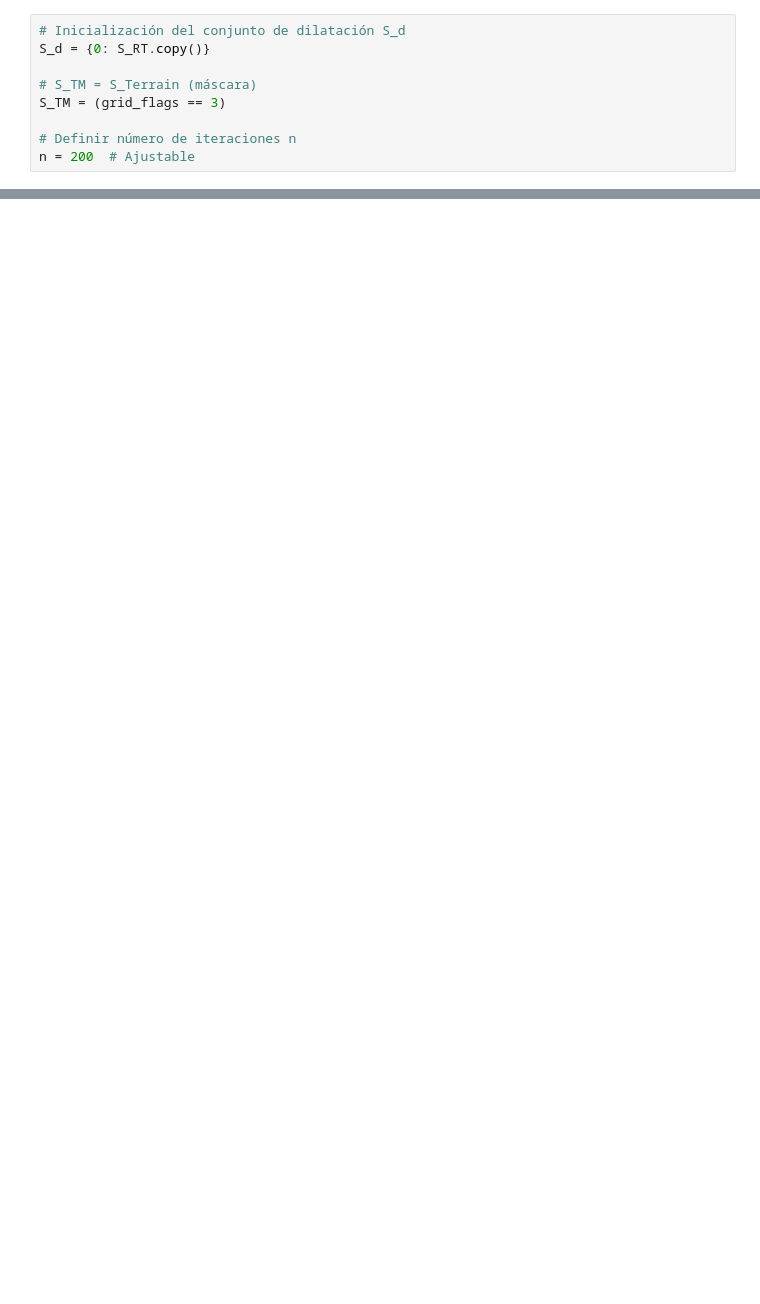
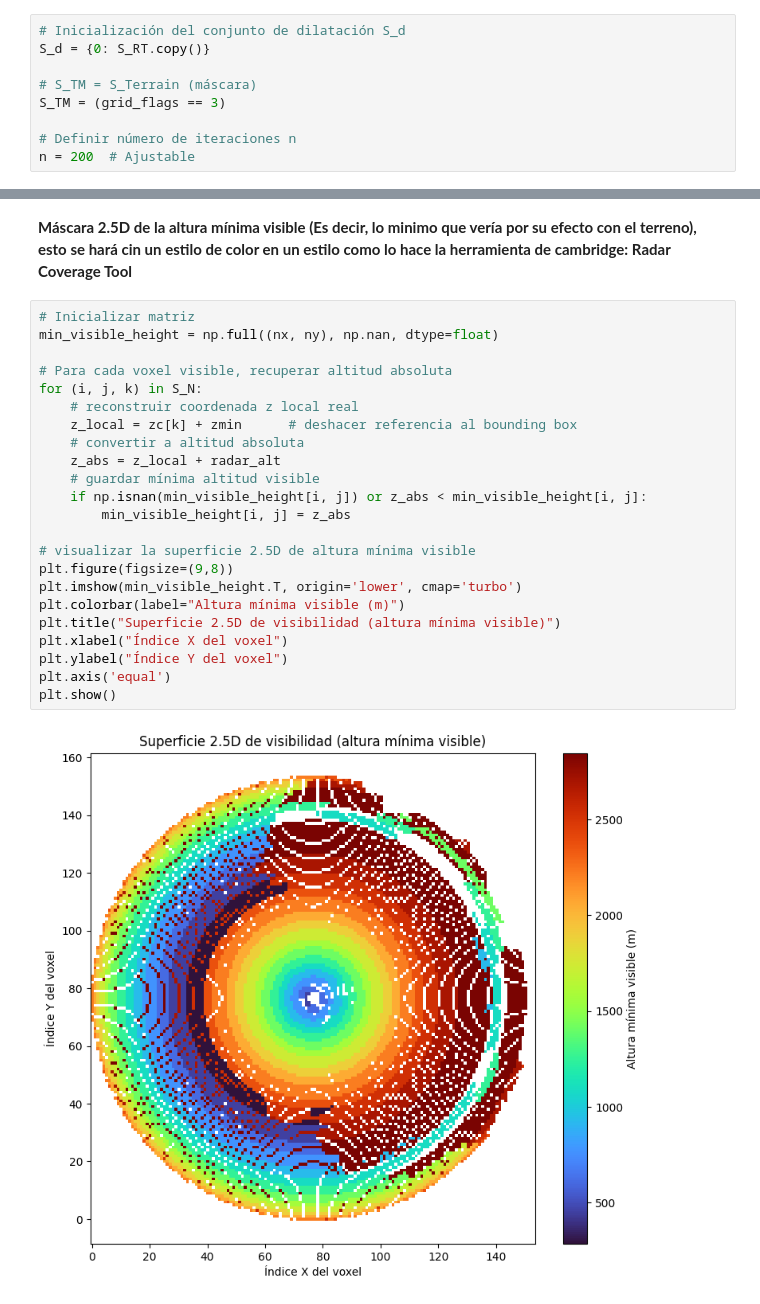
Before and after one commit to prm2419/Radar_coverage_with_DEM, a Jupyter notebook: Pruebas_tensores.ipynb, the cells around one changed output, grey strips where cells are left out. Saved outputs shown, nothing was run; the diff lists cells and outputs as text; blank space fills up the shorter version.

```diff
--- a/Pruebas_tensores.ipynb
+++ b/Pruebas_tensores.ipynb
@@ -569,0 +763,27 @@ n = 200  # Ajustable
+# %% [markdown]
+**Máscara 2.5D de la altura mínima visible (Es decir, lo minimo que vería por su efecto con el terreno), esto se hará cin un estilo de color en un estilo como lo hace la herramienta de cambridge: Radar Coverage Tool**
+# %%
+# Inicializar matriz
+min_visible_height = np.full((nx, ny), np.nan, dtype=float)
+
+# Para cada voxel visible, recuperar altitud absoluta
+for (i, j, k) in S_N:
+    # reconstruir coordenada z local real
+    z_local = zc[k] + zmin      # deshacer referencia al bounding box
+    # convertir a altitud absoluta
+    z_abs = z_local + radar_alt
+    # guardar mínima altitud visible
+    if np.isnan(min_visible_height[i, j]) or z_abs < min_visible_height[i, j]:
+        min_visible_height[i, j] = z_abs
+
+# visualizar la superficie 2.5D de altura mínima visible
+plt.figure(figsize=(9,8))
+plt.imshow(min_visible_height.T, origin='lower', cmap='turbo')
+plt.colorbar(label="Altura mínima visible (m)")
+plt.title("Superficie 2.5D de visibilidad (altura mínima visible)")
+plt.xlabel("Índice X del voxel")
+plt.ylabel("Índice Y del voxel")
+plt.axis('equal')
+plt.show()
+# %% [output]
+[figure, added]
```
Also changed, not shown: parts of 16 cells of this notebook.
